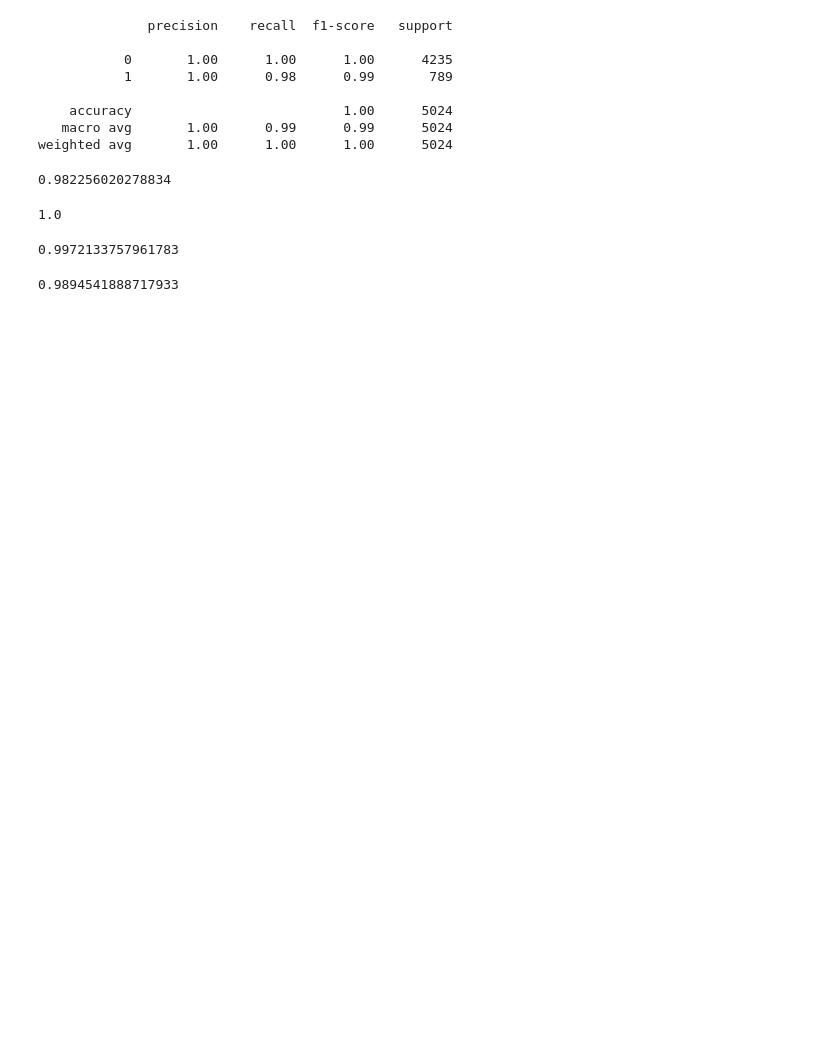
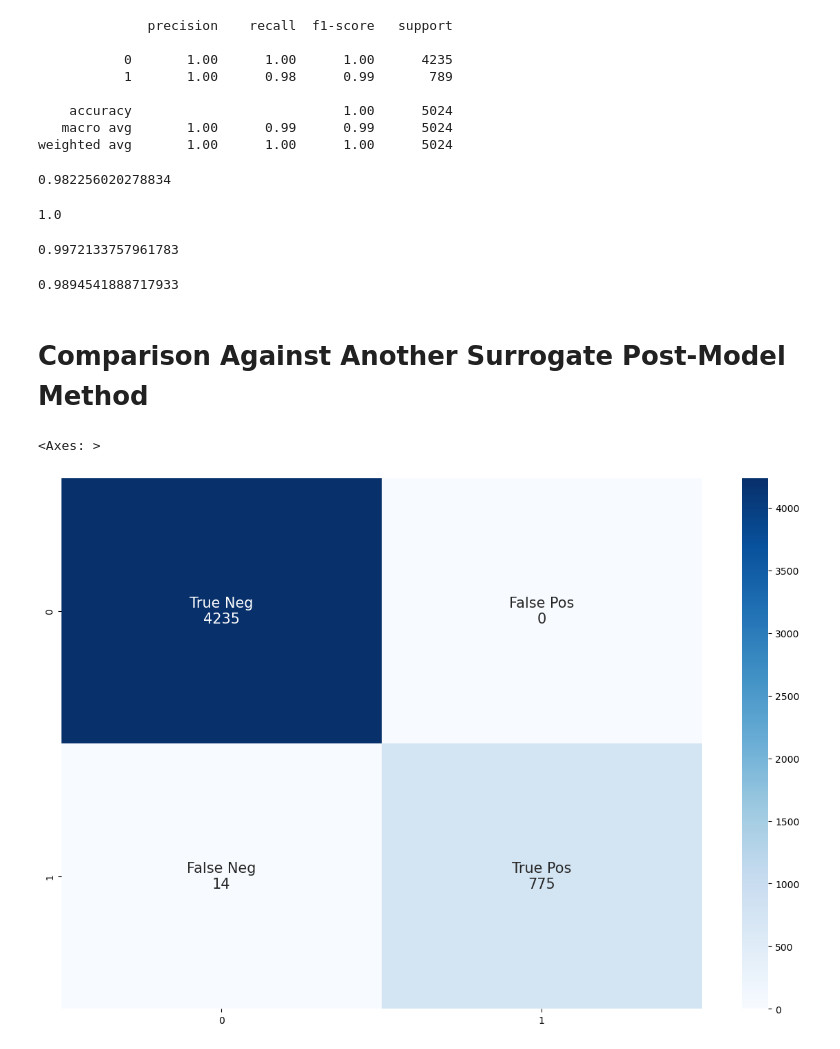
Before and after one commit to lesunb/xpnsa, a Jupyter notebook: src/6. temperature_ns_result.ipynb, the cells around one changed output. Cells and saved outputs as stored; diff of their text form; code cells hidden in the pictures; blank space fills up the shorter version.

Commit message:
Cleaning Results notebook -- Adding Comparison with DT

```diff
--- a/src/6. temperature_ns_result.ipynb
+++ b/src/6. temperature_ns_result.ipynb
@@ -1456,3 +1610,5 @@ accuracy_score(y_test, y_pred_ns)
 matthews_corrcoef(y_test, y_pred_ns)
 # %% [output]
 0.9894541888717933
+# %% [markdown]
+# Comparison Against Another Surrogate Post-Model Method
@@ -1458,0 +1618,20 @@ matthews_corrcoef(y_test, y_pred_ns)
+# %%
+clf = DecisionTreeClassifier().fit(X_train, y_train)
+y_pred_dt = clf.predict(X_test)
+# %%
+fig, ax = plt.subplots(figsize=(15,10))
+
+cf_matrix = confusion_matrix(y_test, y_pred_dt)
+
+group_names = ["True Neg","False Pos","False Neg","True Pos"]
+group_counts = ["{0:0.0f}".format(value) for value in
+                cf_matrix.flatten()]
+# group_percentages = ["{0:.2%}".format(value) for value in
+#                      cf_matrix.flatten()/np.sum(cf_matrix)]
+labels = [f"{v1}\n{v2}" for v1, v2 in
+          zip(group_names,group_counts)]#,group_percentages)]
+labels = np.asarray(labels).reshape(2,2)
+sns.heatmap(cf_matrix, annot=labels, fmt="", cmap='Blues', annot_kws={"fontsize":15})
+# %% [output]
+<Axes: >
+[figure, added]
```
Also changed, not shown: parts of 59 cells of this notebook.
